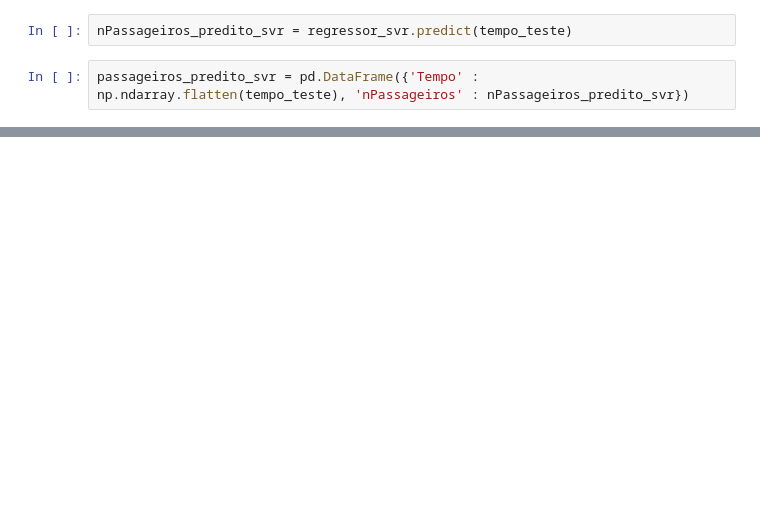
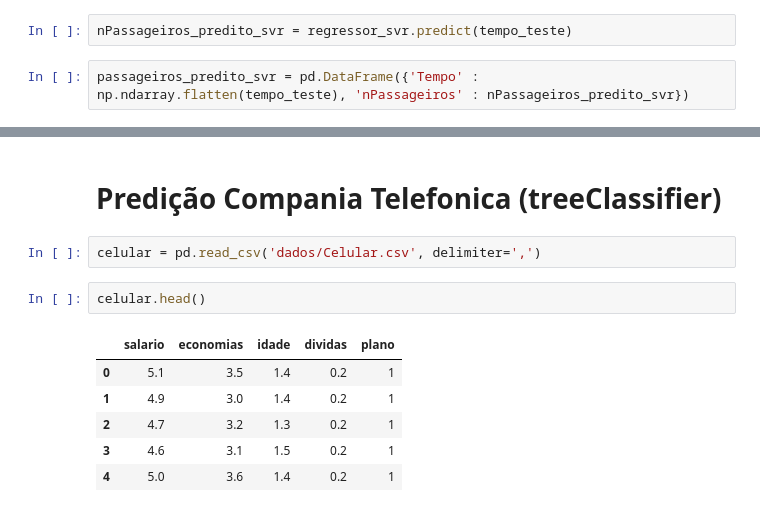
Before and after one commit to joutav/Curso-Sckiti-Learn, a Jupyter notebook: Sckiti-Learn.ipynb, the cells around one changed output, grey strips where cells are left out. Saved outputs shown, nothing was run; the diff lists cells and outputs as text; blank space fills up the shorter version.

```diff
--- a/Sckiti-Learn.ipynb
+++ b/Sckiti-Learn.ipynb
@@ -81,0 +93,13 @@ r2_score(nPassageiros_teste, nPassageiros_predito)
+# %% [markdown]
+# Predição Compania Telefonica (treeClassifier)
+# %%
+celular = pd.read_csv('dados/Celular.csv', delimiter=',')
+# %%
+celular.head()
+# %% [output]
+|  | salario | economias | idade | dividas | plano |
+| 0 | 5.1 | 3.5 | 1.4 | 0.2 | 1 |
+| 1 | 4.9 | 3.0 | 1.4 | 0.2 | 1 |
+| 2 | 4.7 | 3.2 | 1.3 | 0.2 | 1 |
+| 3 | 4.6 | 3.1 | 1.5 | 0.2 | 1 |
+| 4 | 5.0 | 3.6 | 1.4 | 0.2 | 1 |
```
Also changed, not shown: parts of 41 cells of this notebook.
